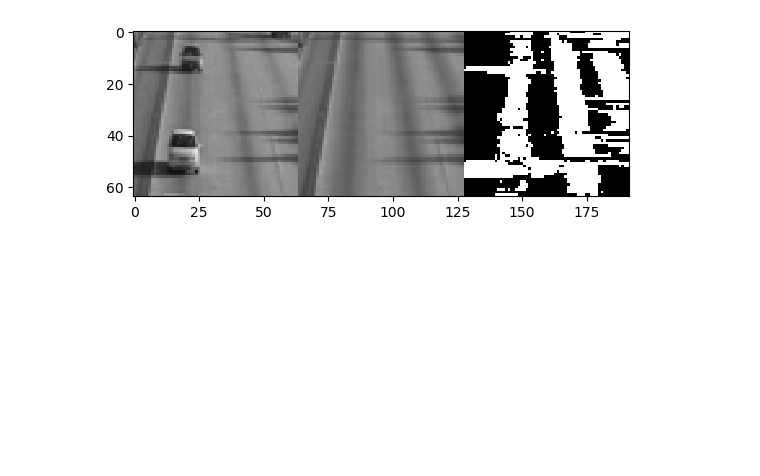
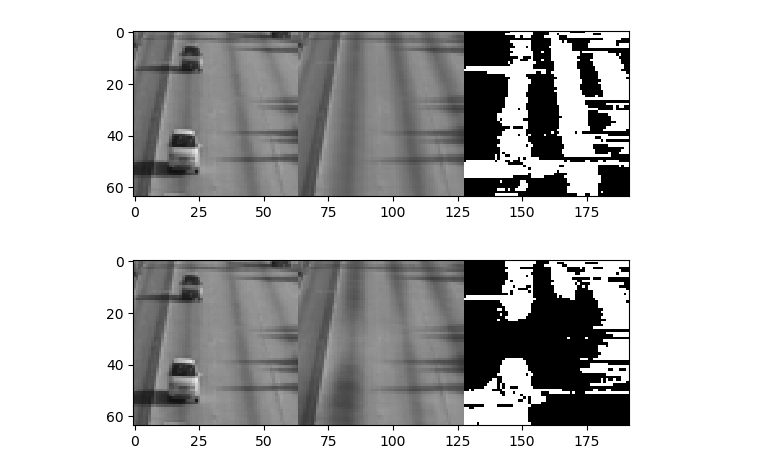
Before and after one commit to ZijiaZhang/CPSC340Assignments, a Jupyter notebook: A6/a6 (1)/a6/Untitled.ipynb, the cells around one changed output. Drawn from its saved outputs; the diff is of its cells as text; code cells hidden in the pictures; blank space fills up the shorter version.

```diff
--- a/A6/a6 (1)/a6/Untitled.ipynb
+++ b/A6/a6 (1)/a6/Untitled.ipynb
@@ -9,3 +9,7 @@ Iteration 2, loss = 0.014783
 size(Z[:]) = (2200,)
 Iteration 3, loss = 0.013858
 [figure]
+# %%
+include("example_RPCA2.jl");
+# %% [output]
+[figure, added]
```
Also changed, not shown: parts of 3 cells of this notebook, 13 other files.
